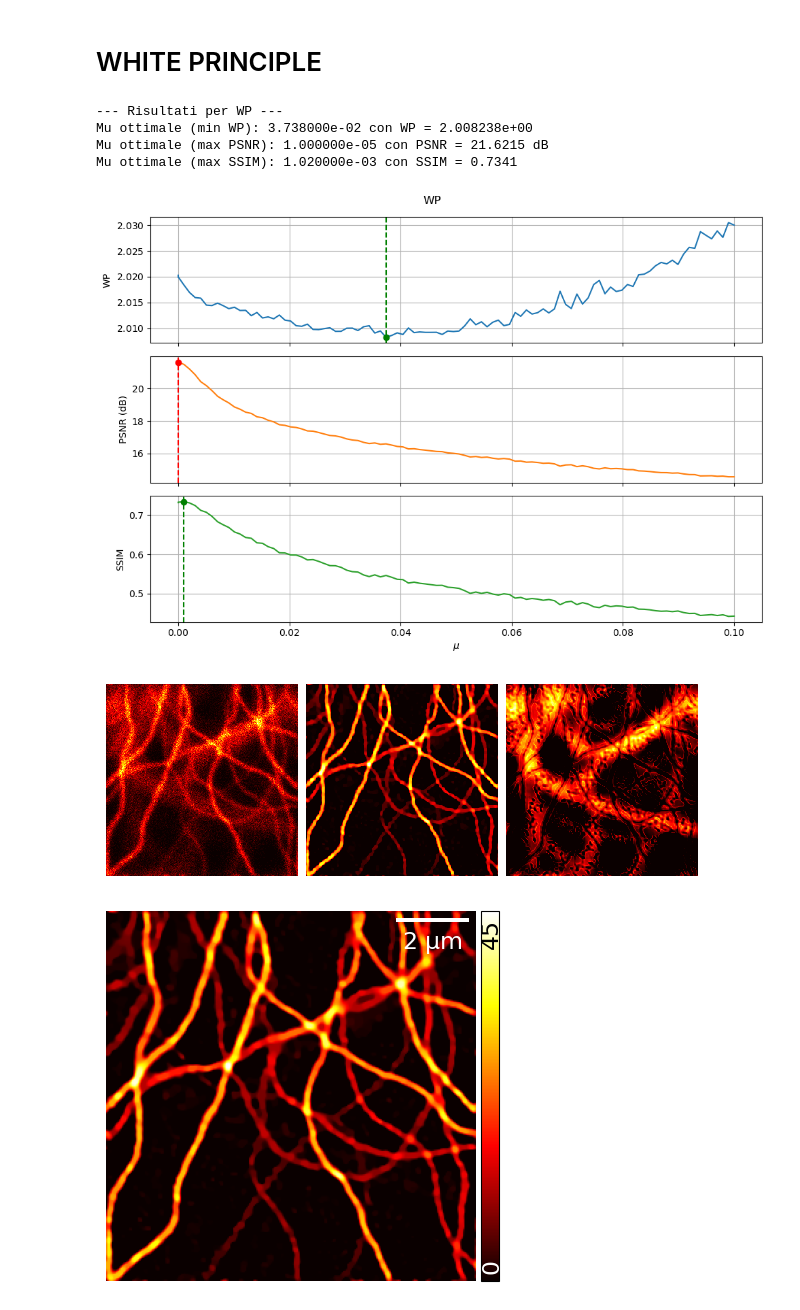
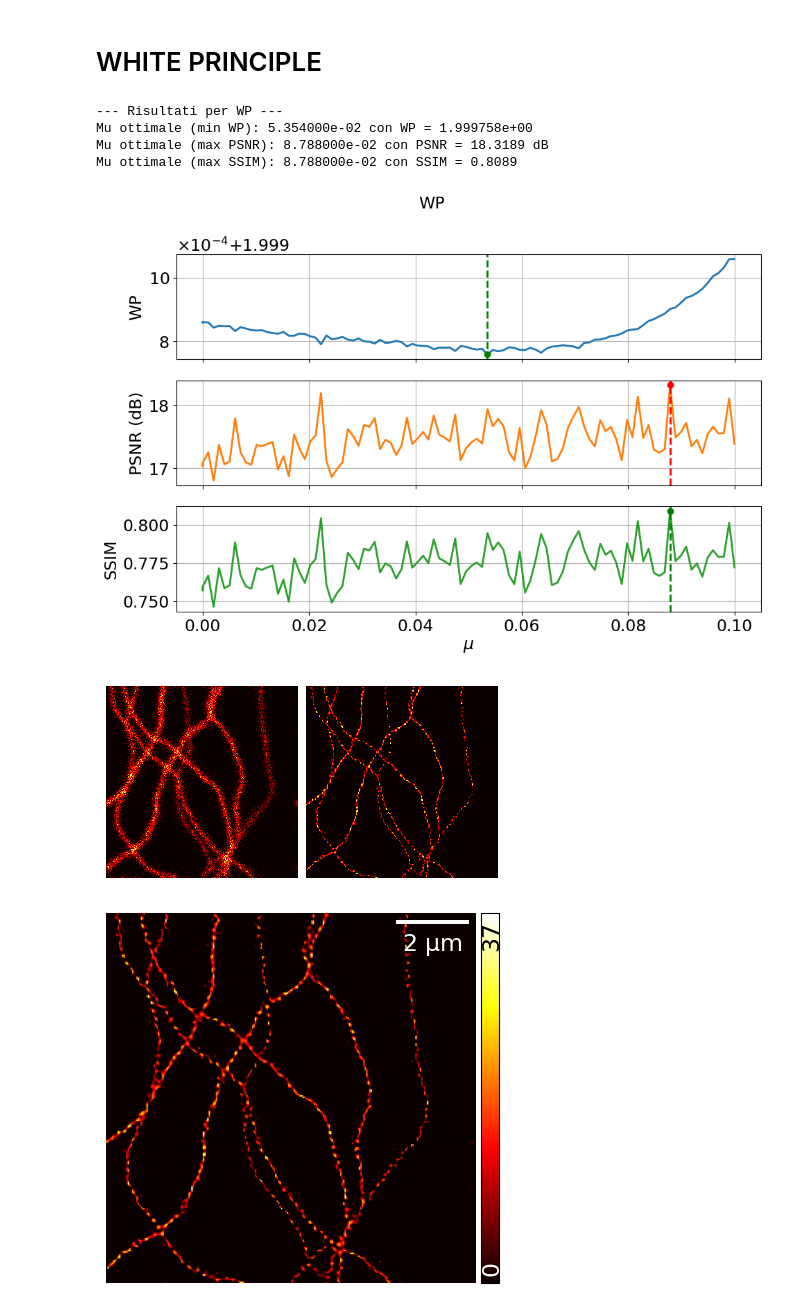
Before and after one commit to sofiaagostoni/ism_regularisation, a Jupyter notebook: results_ism.ipynb, the cells around one changed output. Drawn from its saved outputs; the diff is of its cells as text; code cells hidden in the pictures.

```diff
--- a/results_ism.ipynb
+++ b/results_ism.ipynb
@@ -40,25 +121,24 @@ plot_results(results, dataset, hparams['IS_REAL'], hparams['IS_3D'], hparams['px
 # WHITE PRINCIPLE
 # %%
 # path = "Results/WP/wp_3D_pgd_masked_06_convallaria.pth"
-mask_type = 'whole'                 # whole, masked, masked_eps
-algo_to_load = "pgd"                # pgd or prox or md
-name_to_load = "tubulin"     # tubulin for sim
-sect_to_load = "3D"                 # 3D or 2D
+mask_type = 'masked'                # whole, masked, masked_eps
+algo_to_load = "prox"                # pgd or prox or md
+name_to_load = "tubulin"            # tubulin for sim
+sect_to_load = "2D"                 # 3D or 2D
 
 path = f"Results/WP/wp_{sect_to_load}_{algo_to_load}_{mask_type}_{name_to_load}.pth"
-
 
 checkpoint = torch.load(path, weights_only = False)
 results = checkpoint['results']
 dataset = checkpoint['dataset']
 hparams = checkpoint['hparams']
 
 plot_wp_results(hparams['mu_grid'], results, dataset, hparams['pxsize'], is_real= hparams['IS_REAL'], is_3d = hparams['IS_3D'], title="WP", layout="stacked")
 # %% [output]
 --- Risultati per WP ---
-Mu ottimale (min WP): 3.738000e-02 con WP = 2.008238e+00
-Mu ottimale (max PSNR): 1.000000e-05 con PSNR = 21.6215 dB
-Mu ottimale (max SSIM): 1.020000e-03 con SSIM = 0.7341
+Mu ottimale (min WP): 5.354000e-02 con WP = 1.999758e+00
+Mu ottimale (max PSNR): 8.788000e-02 con PSNR = 18.3189 dB
+Mu ottimale (max SSIM): 8.788000e-02 con SSIM = 0.8089
-[figure, old version]
+[figure, new version]
-[figure, old version]
+[figure, new version]
-[figure, old version]
+[figure, new version]
```
Also changed, not shown: parts of 9 cells of this notebook, 9 other files.
